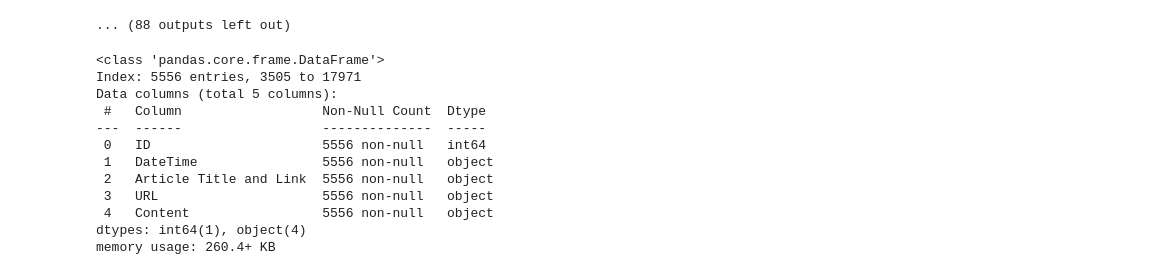
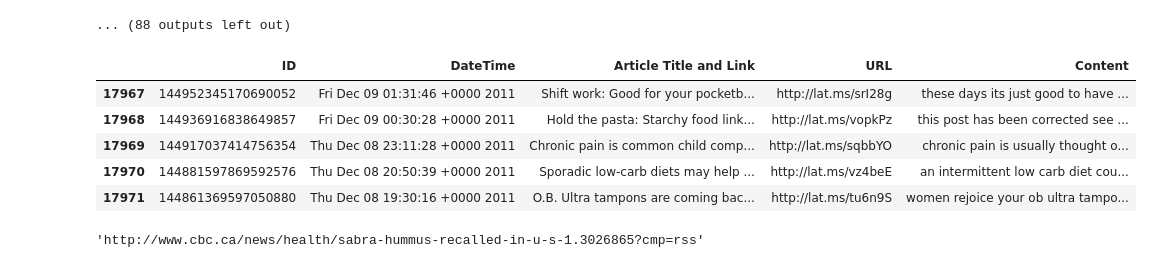
Before and after one commit to ChaithanyaSaiB/UMBC-DATA606-Capstone, a Jupyter notebook: notebooks/Dataset_Creation.ipynb, the cells around one changed output. Drawn from its saved outputs; the diff is of its cells as text; code cells hidden in the pictures.

```diff
--- a/notebooks/Dataset_Creation.ipynb
+++ b/notebooks/Dataset_Creation.ipynb
@@ -409,25 +413,21 @@ for i in range(1, 11):
 
 # Concatenate all DataFrames in the list
 combined_df = pd.concat(dfs, ignore_index=True)
+# %%
+combined_df['Content'] = combined_df['Content'].apply(lambda x: [x])
 # %%
 # Drop rows with missing content
 combined_df.dropna(subset=['Content'], inplace=True)
 
 # Combine content paragraphs into a single string
-combined_df['Content'] = [" ".join([p_tag.strip() for p_tag in content]) for content in combined_df['Content']]
+combined_df['Content'] = [" ".join([str(p_tag).strip() for p_tag in content]) for content in combined_df['Content']]
 # %%
-combined_df.info()
+combined_df.tail()
 # %% [output]
-<class 'pandas.core.frame.DataFrame'>
-Index: 5556 entries, 3505 to 17971
-Data columns (total 5 columns):
- #   Column                  Non-Null Count  Dtype
----  ------                  --------------  -----
- 0   ID                      5556 non-null   int64
- 1   DateTime                5556 non-null   object
- 2   Article Title and Link  5556 non-null   object
- 3   URL                     5556 non-null   object
- 4   Content                 5556 non-null   object
-dtypes: int64(1), object(4)
-memory usage: 260.4+ KB
+|  | ID | DateTime | Article Title and Link | URL | Content |
+| 17967 | 144952345170690052 | Fri Dec 09 01:31:46 +0000 2011 | Shift work: Good for your pocketb... | http://lat.ms/srI28g | these days its just good to have ... |
+| 17968 | 144936916838649857 | Fri Dec 09 00:30:28 +0000 2011 | Hold the pasta: Starchy food link... | http://lat.ms/vopkPz | this post has been corrected see ... |
+| 17969 | 144917037414756354 | Thu Dec 08 23:11:28 +0000 2011 | Chronic pain is common child comp... | http://lat.ms/sqbbYO | chronic pain is usually thought o... |
+| 17970 | 144881597869592576 | Thu Dec 08 20:50:39 +0000 2011 | Sporadic low-carb diets may help ... | http://lat.ms/vz4beE | an intermittent low carb diet cou... |
+| 17971 | 144861369597050880 | Thu Dec 08 19:30:16 +0000 2011 | O.B. Ultra tampons are coming bac... | http://lat.ms/tu6n9S | women rejoice your ob ultra tampo... |
 # %%
@@ -477,6 +483,10 @@ def preprocess_text(text):
     return ' '.join(tokens)
 
 combined_df['Content'] = combined_df['Content'].apply(preprocess_text)
+# %%
+combined_df.iloc[1]['URL']
+# %% [output]
+'http://www.cbc.ca/news/health/sabra-hummus-recalled-in-u-s-1.3026865?cmp=rss'
 # %%
 # Save preprocessed data to CSV
 combined_df.to_csv('combined_preprocessed.csv', index=False)
```
Also changed, not shown: parts of 2 cells of this notebook.
